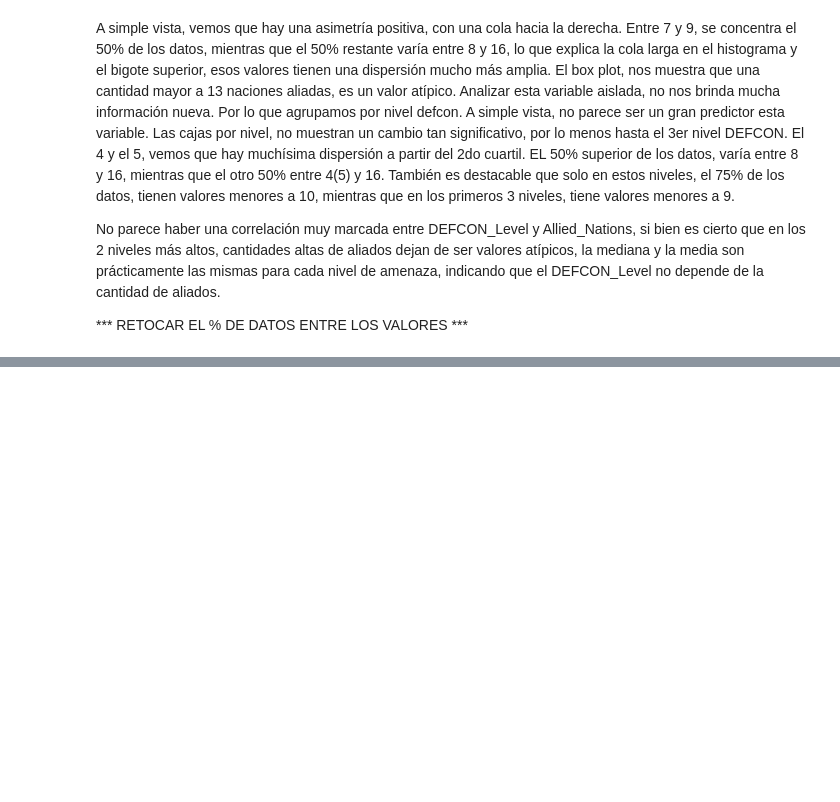
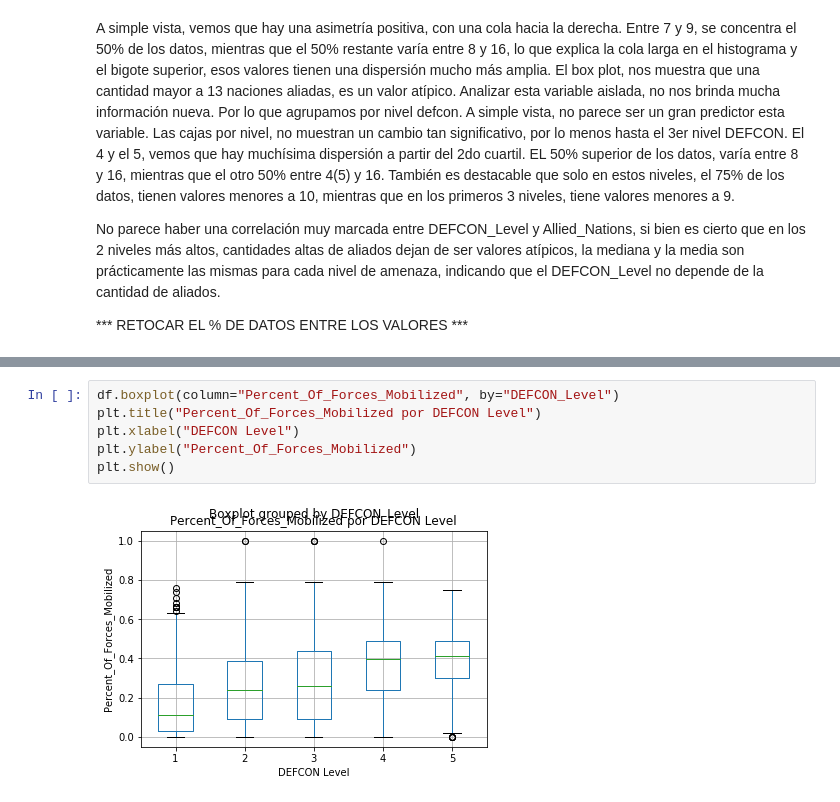
Before and after one commit to diegoesperguin/DEFCON, a Jupyter notebook: predict_DEFCON.ipynb, the cells around one changed output, grey strips where cells are left out. Saved outputs shown, nothing was run; the diff lists cells and outputs as text; blank space fills up the shorter version.

```diff
--- a/predict_DEFCON.ipynb
+++ b/predict_DEFCON.ipynb
@@ -177,0 +237,8 @@ No parece haber una correlación muy marcada entre DEFCON_Level y Allied_Nations
+# %%
+df.boxplot(column="Percent_Of_Forces_Mobilized", by="DEFCON_Level")
+plt.title("Percent_Of_Forces_Mobilized por DEFCON Level")
+plt.xlabel("DEFCON Level")
+plt.ylabel("Percent_Of_Forces_Mobilized")
+plt.show()
+# %% [output]
+[figure, added]
```
Also changed, not shown: parts of 7 cells of this notebook.
